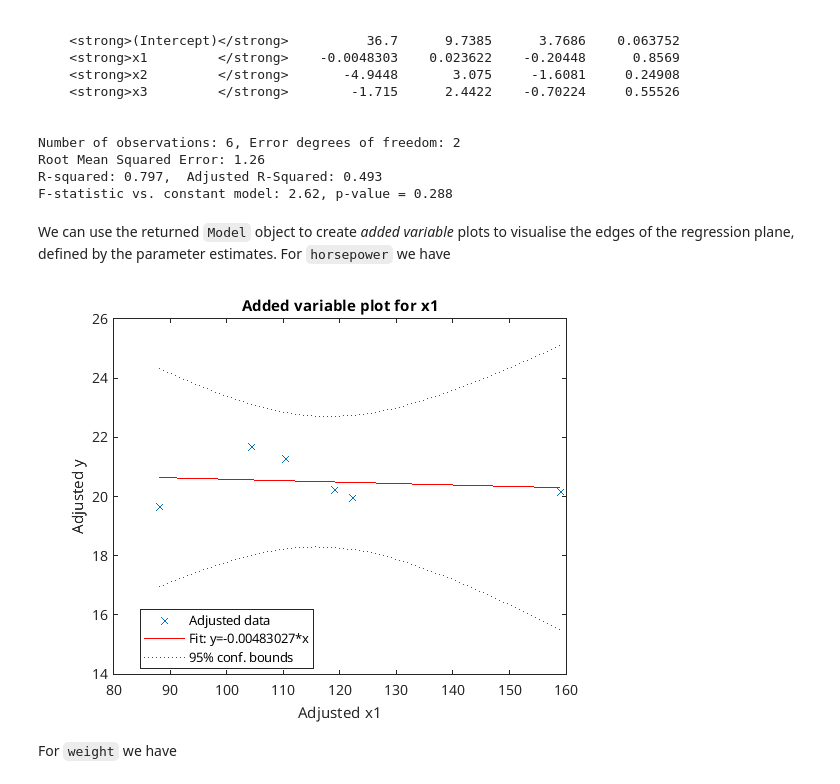
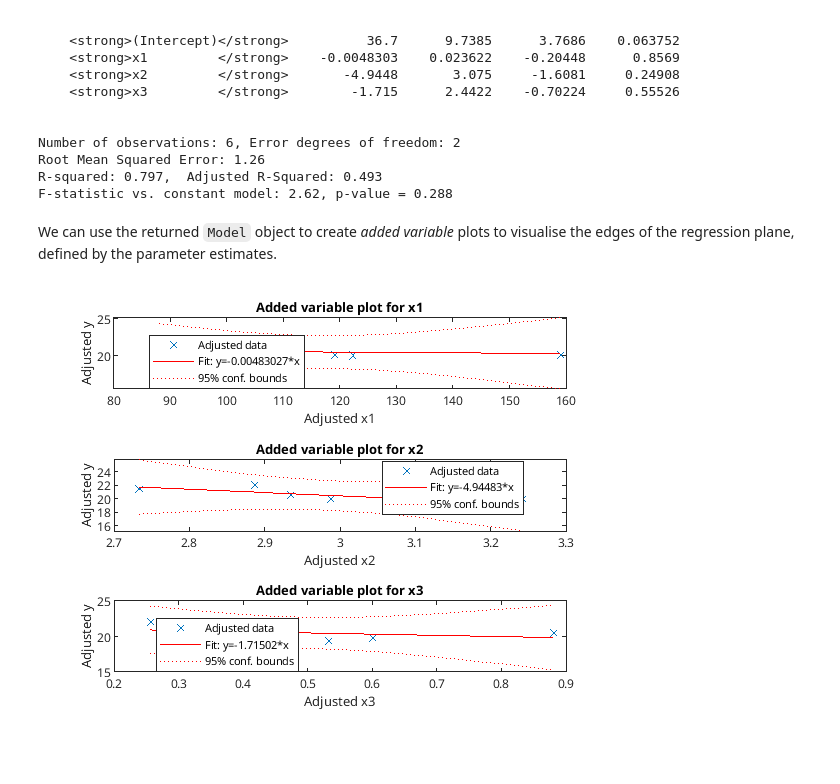
Before and after one commit to martynmcfarquhar/NCCN-IA-fMRISingleSubject, a Jupyter notebook: _build/jupyter_execute/3.glm-example.ipynb, the cells around one changed output. Drawn from its saved outputs; the diff is of its cells as text; code cells hidden in the pictures; blank space fills up the shorter version.

```diff
--- a/_build/jupyter_execute/3.glm-example.ipynb
+++ b/_build/jupyter_execute/3.glm-example.ipynb
@@ -255,10 +255,14 @@ Root Mean Squared Error: 1.26
 R-squared: 0.797,  Adjusted R-Squared: 0.493
 F-statistic vs. constant model: 2.62, p-value = 0.288
 # %% [markdown]
-We can use the returned `Model` object to create *added variable* plots to visualise the edges of the regression plane, defined by the parameter estimates. For `horsepower` we have
+We can use the returned `Model` object to create *added variable* plots to visualise the edges of the regression plane, defined by the parameter estimates.
 # %%
-plotAdded(Model,2)
+tiledlayout(3,1);
+nexttile;
+plotAdded(Model,2);
+nexttile;
+plotAdded(Model,3);
+nexttile;
+plotAdded(Model,4);
 # %% [output]
-[figure, old version]
+[figure, new version]
-# %% [markdown]
-For `weight` we have
```
Also changed, not shown: parts of 4 cells of this notebook, 29 other files.
